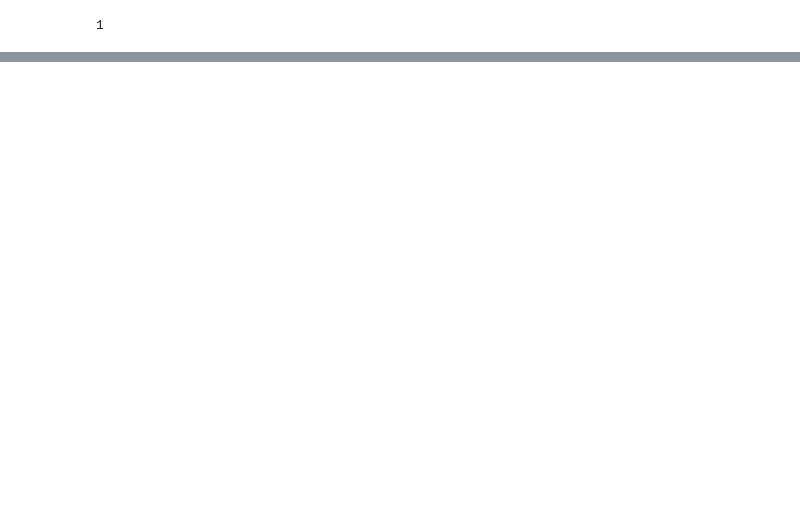
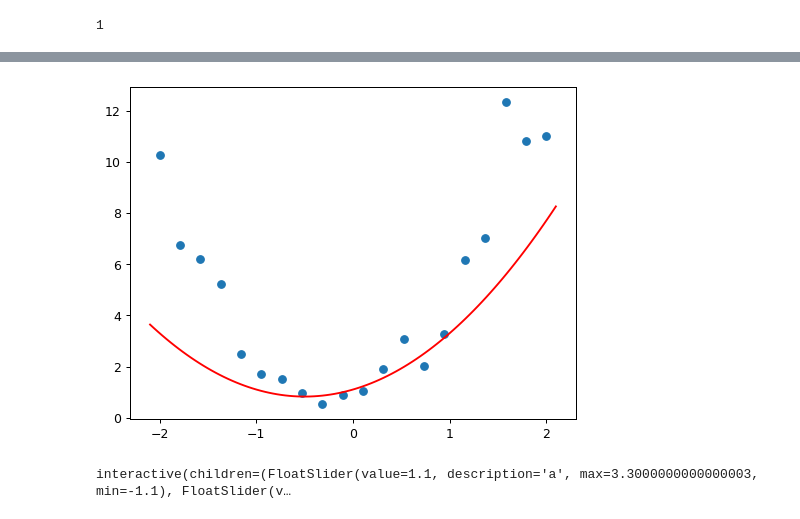
Before and after one commit to jobinwilson/neuralnet_intuition, a Jupyter notebook: universal_function_aproximator.ipynb, the cells around one changed output, grey strips where cells are left out. Saved outputs shown, nothing was run; the diff lists cells and outputs as text; code cells hidden in the pictures; blank space fills up the shorter version.

```diff
--- a/universal_function_aproximator.ipynb
+++ b/universal_function_aproximator.ipynb
@@ -41,0 +71,10 @@ plot_function(f2,title="$-3x^2-2x-1$")
+# %%
+## define a function to visually tweak a quadratic fit on this data ##
+@interact(a=1.1, b=1.1, c=1.1)
+def tweak_quadratic(a,b,c):
+    plt.scatter(x,y)
+    fn = make_quadratc(a,b,c)
+    plot_function(fn)
+# %% [output]
+[figure, added]
+interactive(children=(FloatSlider(value=1.1, description='a', max=3.3000000000000003, min=-1.1), FloatSlider(v…
```
Also changed, not shown: parts of 18 cells of this notebook.
